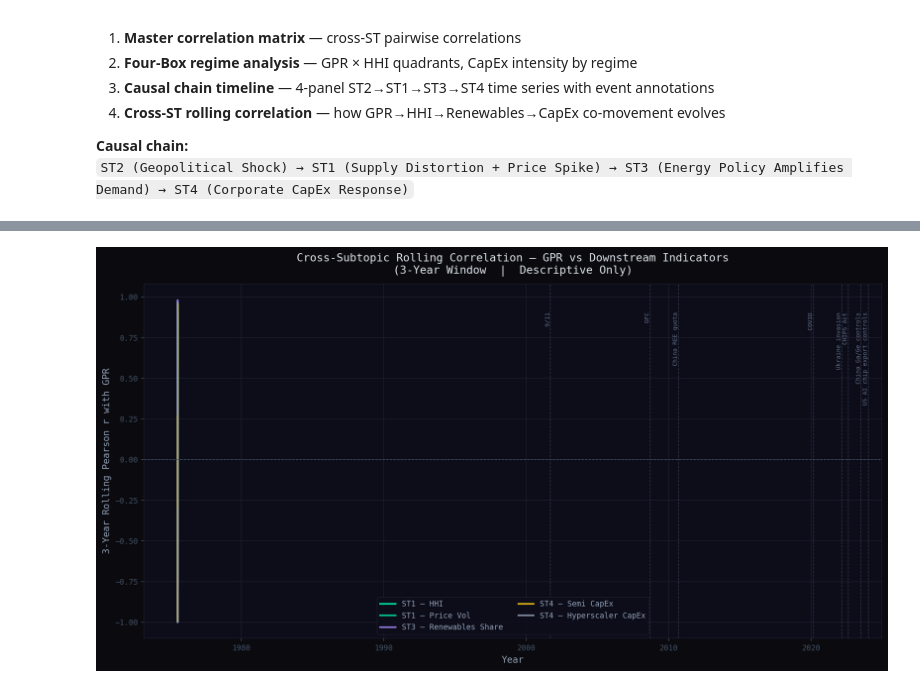
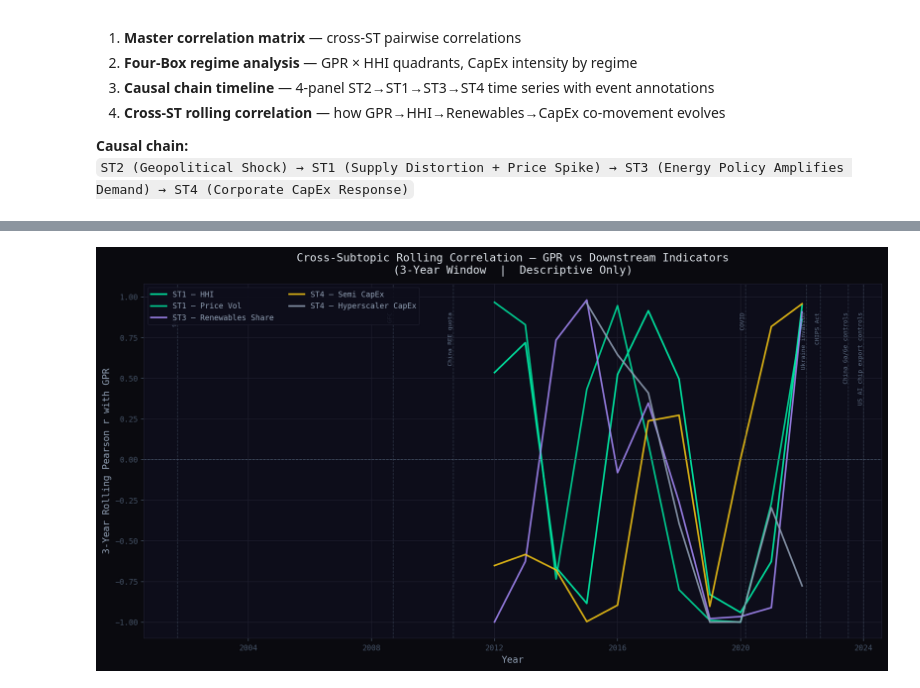
Before and after one commit to tt633/vaartha, a Jupyter notebook: notebooks/phase3_integration/09_integration.ipynb, the cells around one changed output, grey strips where cells are left out. Drawn from its saved outputs; the diff is of its cells as text; code cells hidden in the pictures.

```diff
--- a/notebooks/phase3_integration/09_integration.ipynb
+++ b/notebooks/phase3_integration/09_integration.ipynb
@@ -383,7 +383,8 @@ if len(avail) >= 3:
         fontsize=12, y=1.01
     )
 
-    xs = panel.index  # years
+    # Convert integer year index to datetime for axis unit compatibility with annotate_events
+    xs = pd.to_datetime(panel.index.astype(int), format='%Y')
 
     # Panel 1 — ST2: GPR
     if 'gpr' in panel.columns:
@@ -469,6 +470,9 @@ roll_pairs = [(k, v) for k, v in DOWNSTREAM.items() if k in panel.columns and 'g
 if roll_pairs:
     ROLL_WINDOW = 3   # 3-year rolling (minimum for annual data)
 
+    # Convert integer year index to datetime for axis unit compatibility with annotate_events
+    xs = pd.to_datetime(panel.index.astype(int), format='%Y')
+
     fig, ax = plt.subplots(figsize=(13, 7))
 
     for col, (label, color) in roll_pairs:
@@ -477,7 +481,7 @@ if roll_pairs:
             .rolling(ROLL_WINDOW)
             .corr(panel[col])
         )
-        ax.plot(panel.index, rolling_corr, label=label, color=color, linewidth=2, alpha=0.85)
+        ax.plot(xs, rolling_corr, label=label, color=color, linewidth=2, alpha=0.85)
 
     ax.axhline(0, color='#475569', linewidth=0.8, linestyle='--')
     ax.set_xlabel('Year')
@@ -507,4 +511,4 @@ else:
-[figure, old version]
+[figure, new version]
 # %%
 # ── Integration Summary Table ───────────────────────────────────────────────
 # Export the full annual master panel and a summary stats table.
```
Also changed, not shown: parts of 8 cells of this notebook, 44 other files.
